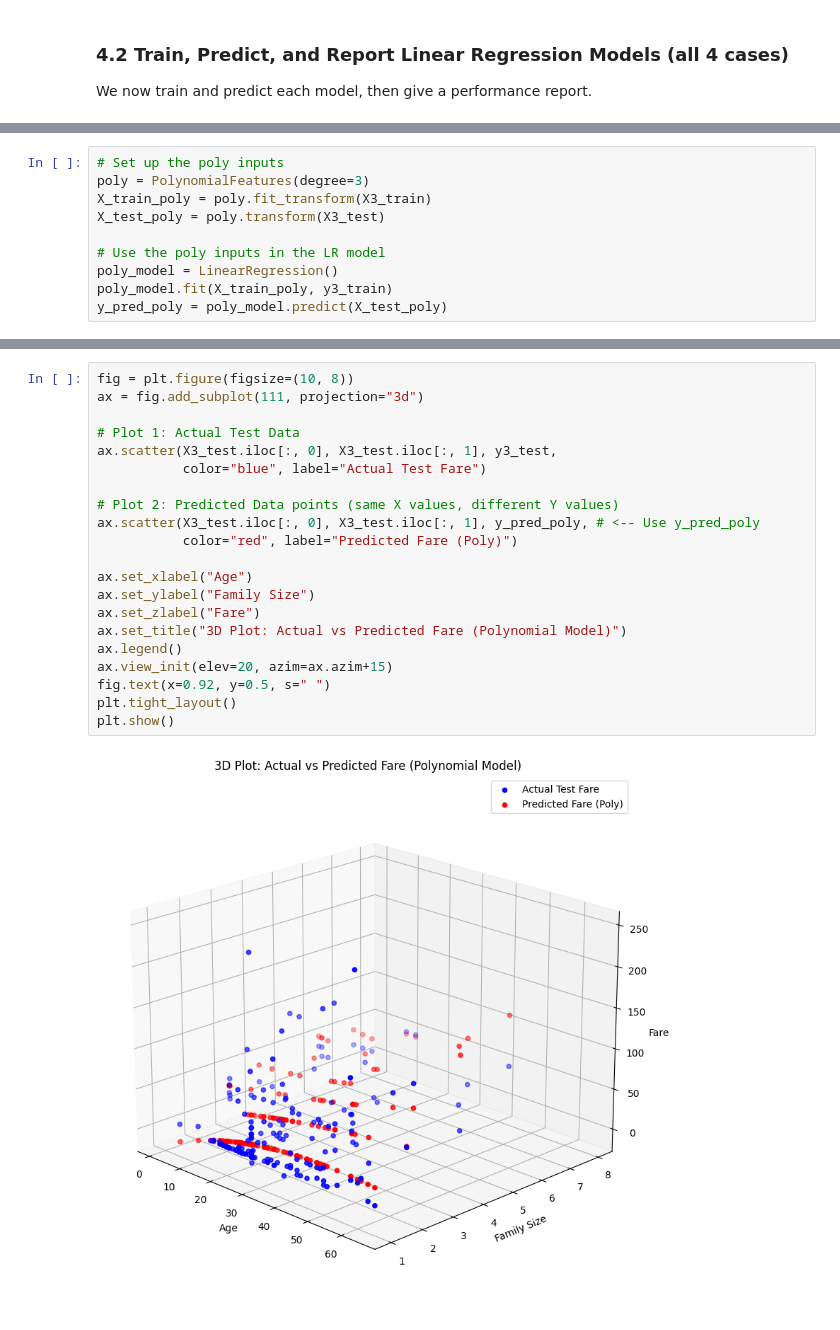
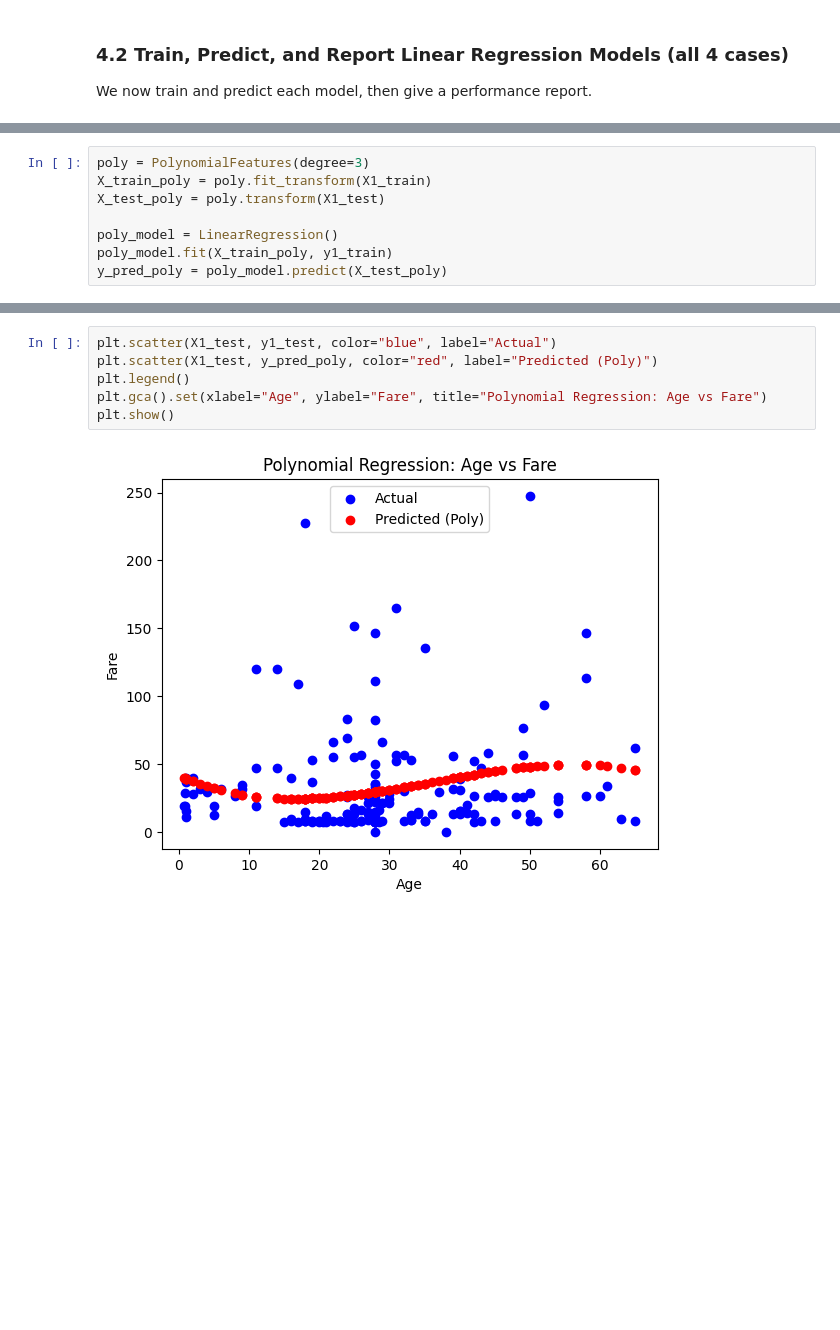
Before and after one commit to JfromNWMS/applied-ml-jordan, a Jupyter notebook: notebooks/project04/ml04_jordan.ipynb, the cells around one changed output, grey strips where cells are left out. Drawn from its saved outputs; the diff is of its cells as text; blank space fills up the shorter version.

```diff
--- a/notebooks/project04/ml04_jordan.ipynb
+++ b/notebooks/project04/ml04_jordan.ipynb
@@ -193,12 +213,10 @@ Next, we train and predict a Polynomial Cubic Fit Model for Case 3: Age + Family
 # %%
-# Set up the poly inputs
 poly = PolynomialFeatures(degree=3)
-X_train_poly = poly.fit_transform(X3_train)
-X_test_poly = poly.transform(X3_test)
+X_train_poly = poly.fit_transform(X1_train)
+X_test_poly = poly.transform(X1_test)
 
-# Use the poly inputs in the LR model
 poly_model = LinearRegression()
-poly_model.fit(X_train_poly, y3_train)
+poly_model.fit(X_train_poly, y1_train)
 y_pred_poly = poly_model.predict(X_test_poly)
 # %% [markdown]
 ### 5.4 Visualize Polynomial Cubic Fit
@@ -207,23 +225,8 @@ Now, we visualize our Polynomial Cubic Fit Model for Case 3: Age + Family Size.
 # %%
-fig = plt.figure(figsize=(10, 8))
-ax = fig.add_subplot(111, projection="3d")
-
-# Plot 1: Actual Test Data
-ax.scatter(X3_test.iloc[:, 0], X3_test.iloc[:, 1], y3_test,
-           color="blue", label="Actual Test Fare")
-
-# Plot 2: Predicted Data points (same X values, different Y values)
-ax.scatter(X3_test.iloc[:, 0], X3_test.iloc[:, 1], y_pred_poly, # <-- Use y_pred_poly
-           color="red", label="Predicted Fare (Poly)")
-
-ax.set_xlabel("Age")
-ax.set_ylabel("Family Size")
-ax.set_zlabel("Fare")
-ax.set_title("3D Plot: Actual vs Predicted Fare (Polynomial Model)")
-ax.legend()
-ax.view_init(elev=20, azim=ax.azim+15)
-fig.text(x=0.92, y=0.5, s=" ")
-plt.tight_layout()
+plt.scatter(X1_test, y1_test, color="blue", label="Actual")
+plt.scatter(X1_test, y_pred_poly, color="red", label="Predicted (Poly)")
+plt.legend()
+plt.gca().set(xlabel="Age", ylabel="Fare", title="Polynomial Regression: Age vs Fare")
 plt.show()
 # %% [output]
-[figure, old version]
+[figure, new version]
```
Also changed, not shown: parts of 26 cells of this notebook, 1 other file.
